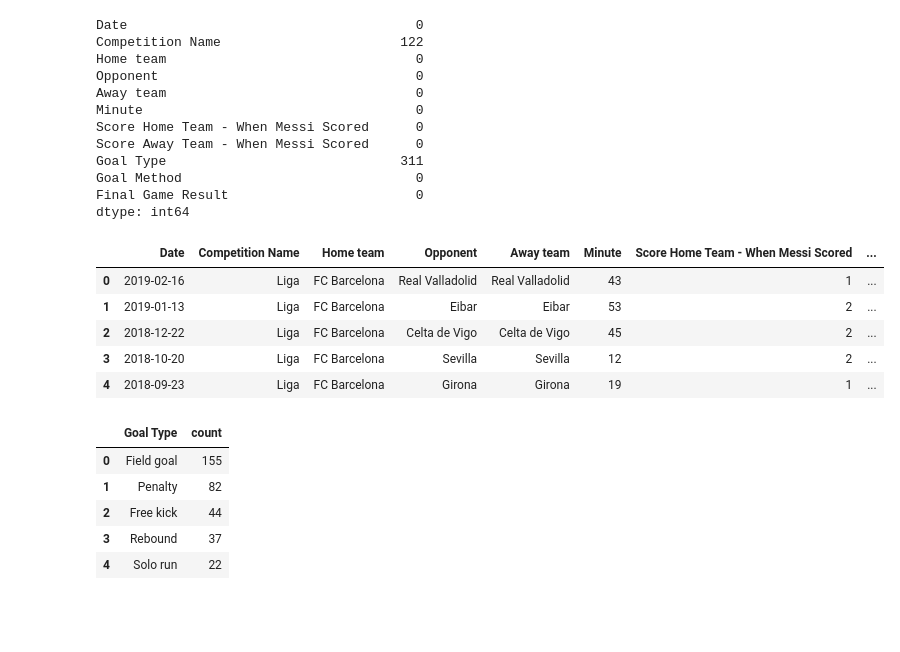
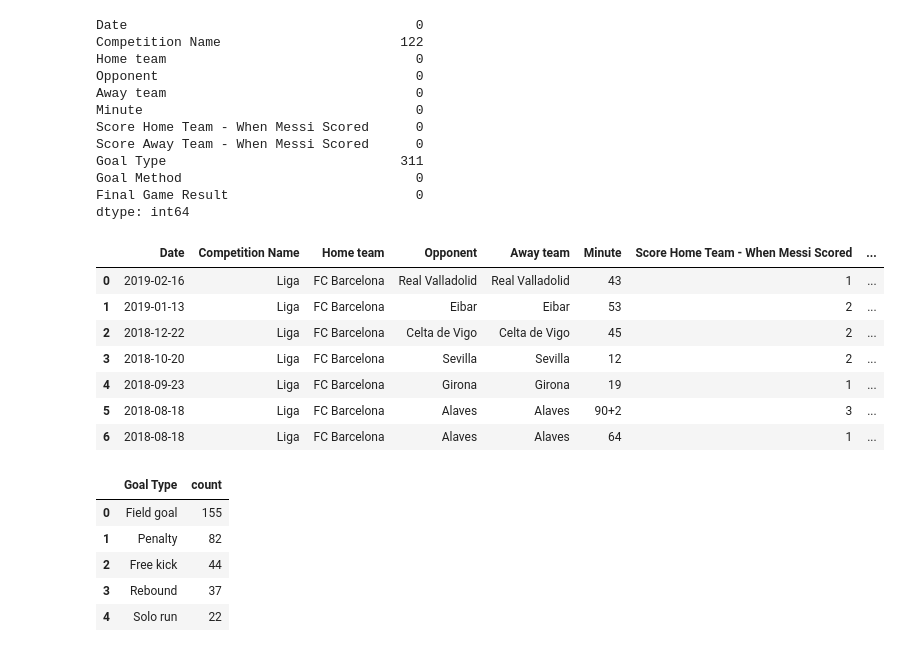
Before and after one commit to KhadijehValipour/MachineLearning3, a Jupyter notebook: messi.ipynb, the cells around one changed output. Saved outputs shown, nothing was run; the diff lists cells and outputs as text; code cells hidden in the pictures; blank space fills up the shorter version.

```diff
--- a/messi.ipynb
+++ b/messi.ipynb
@@ -33,16 +33,18 @@ Goal Method                              0
 Final Game Result                        0
 dtype: int64
 # %%
-data['Date'] =pd.to_datetime(data['Date'])
+data['Date'] =pd.to_datetime(data['Date'] )
 data['Year'] =data['Date'].map(lambda data : data.year)
-data.head()
+data.head(7)
 # %% [output]
 |  | Date | Competition Name | Home team | Opponent | Away team | Minute | Score Home Team - When Messi Scored | ... |
 | 0 | 2019-02-16 | Liga | FC Barcelona | Real Valladolid | Real Valladolid | 43 | 1 | ... |
 | 1 | 2019-01-13 | Liga | FC Barcelona | Eibar | Eibar | 53 | 2 | ... |
 | 2 | 2018-12-22 | Liga | FC Barcelona | Celta de Vigo | Celta de Vigo | 45 | 2 | ... |
 | 3 | 2018-10-20 | Liga | FC Barcelona | Sevilla | Sevilla | 12 | 2 | ... |
 | 4 | 2018-09-23 | Liga | FC Barcelona | Girona | Girona | 19 | 1 | ... |
+| 5 | 2018-08-18 | Liga | FC Barcelona | Alaves | Alaves | 90+2 | 3 | ... |
+| 6 | 2018-08-18 | Liga | FC Barcelona | Alaves | Alaves | 64 | 1 | ... |
 # %%
 df_GoalType = data['Goal Type'].value_counts().reset_index()
 df_GoalType
```
Also changed, not shown: parts of 7 cells of this notebook.
